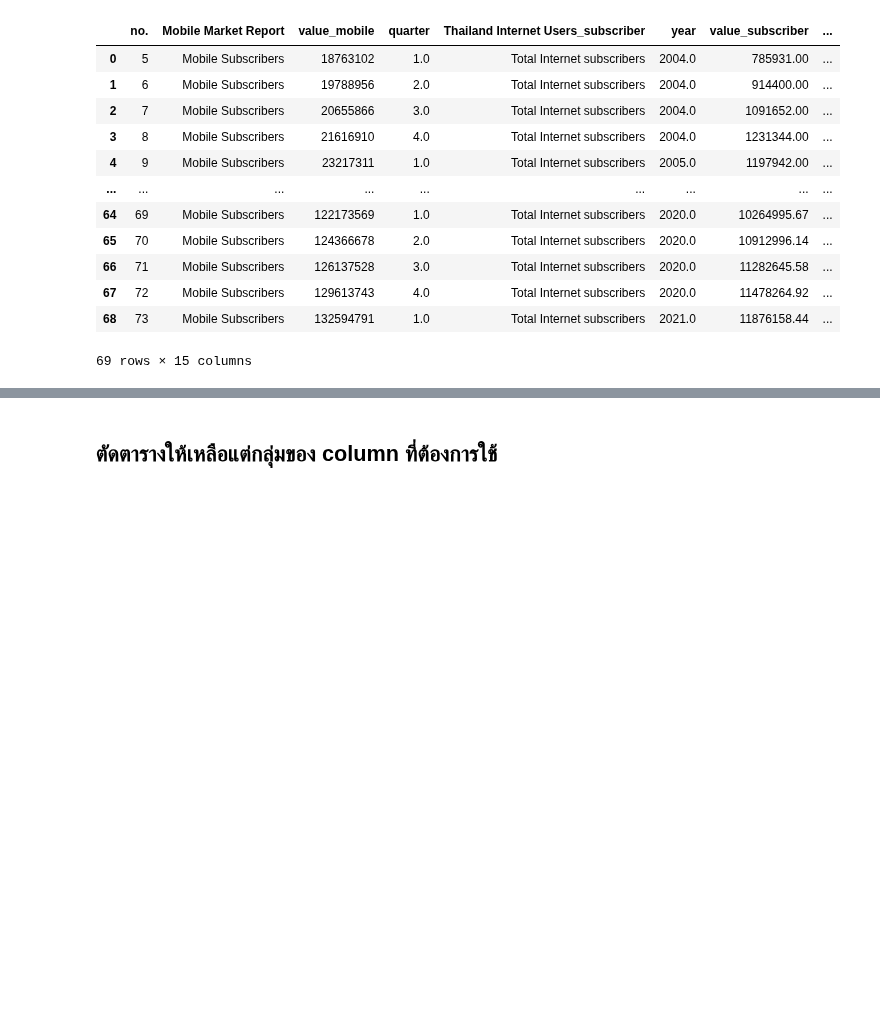
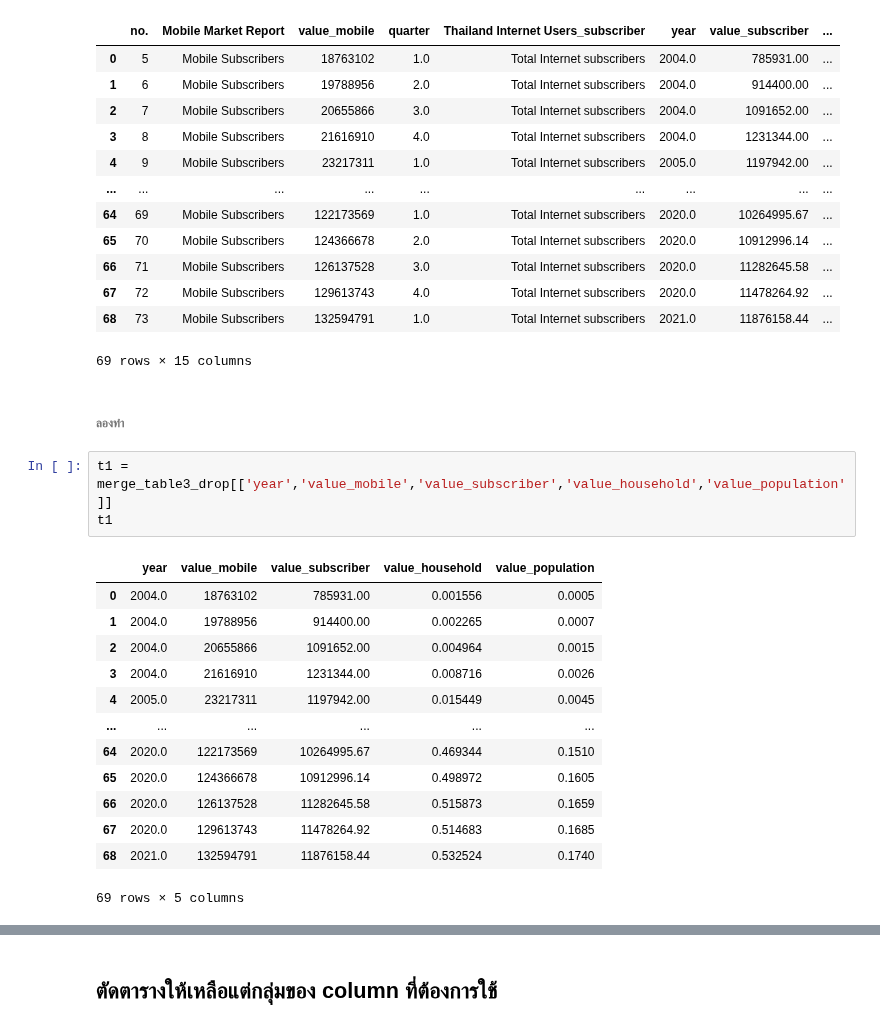
Before and after one commit to mintra-tippayaratsontorn/DWDM21, a Jupyter notebook: Project_DWDM.ipynb, the cells around one changed output, grey strips where cells are left out. Drawn from its saved outputs; the diff is of its cells as text; blank space fills up the shorter version.

```diff
--- a/Project_DWDM.ipynb
+++ b/Project_DWDM.ipynb
@@ -524,3 +524,22 @@ merge_table3_drop  # นี่เป็นตารางแสดงผลจ
 | 67 | 72 | Mobile Subscribers | 129613743 | 4.0 | Total Internet subscribers | 2020.0 | 11478264.92 | ... |
 | 68 | 73 | Mobile Subscribers | 132594791 | 1.0 | Total Internet subscribers | 2021.0 | 11876158.44 | ... |
 69 rows × 15 columns
+# %% [markdown]
+###### ลองทำ
+# %%
+t1 = merge_table3_drop[['year','value_mobile','value_subscriber','value_household','value_population']]
+t1
+# %% [output]
+|  | year | value_mobile | value_subscriber | value_household | value_population |
+| 0 | 2004.0 | 18763102 | 785931.00 | 0.001556 | 0.0005 |
+| 1 | 2004.0 | 19788956 | 914400.00 | 0.002265 | 0.0007 |
+| 2 | 2004.0 | 20655866 | 1091652.00 | 0.004964 | 0.0015 |
+| 3 | 2004.0 | 21616910 | 1231344.00 | 0.008716 | 0.0026 |
+| 4 | 2005.0 | 23217311 | 1197942.00 | 0.015449 | 0.0045 |
+| ... | ... | ... | ... | ... | ... |
+| 64 | 2020.0 | 122173569 | 10264995.67 | 0.469344 | 0.1510 |
+| 65 | 2020.0 | 124366678 | 10912996.14 | 0.498972 | 0.1605 |
+| 66 | 2020.0 | 126137528 | 11282645.58 | 0.515873 | 0.1659 |
+| 67 | 2020.0 | 129613743 | 11478264.92 | 0.514683 | 0.1685 |
+| 68 | 2021.0 | 132594791 | 11876158.44 | 0.532524 | 0.1740 |
+69 rows × 5 columns
```
Also changed, not shown: parts of 7 cells of this notebook.
